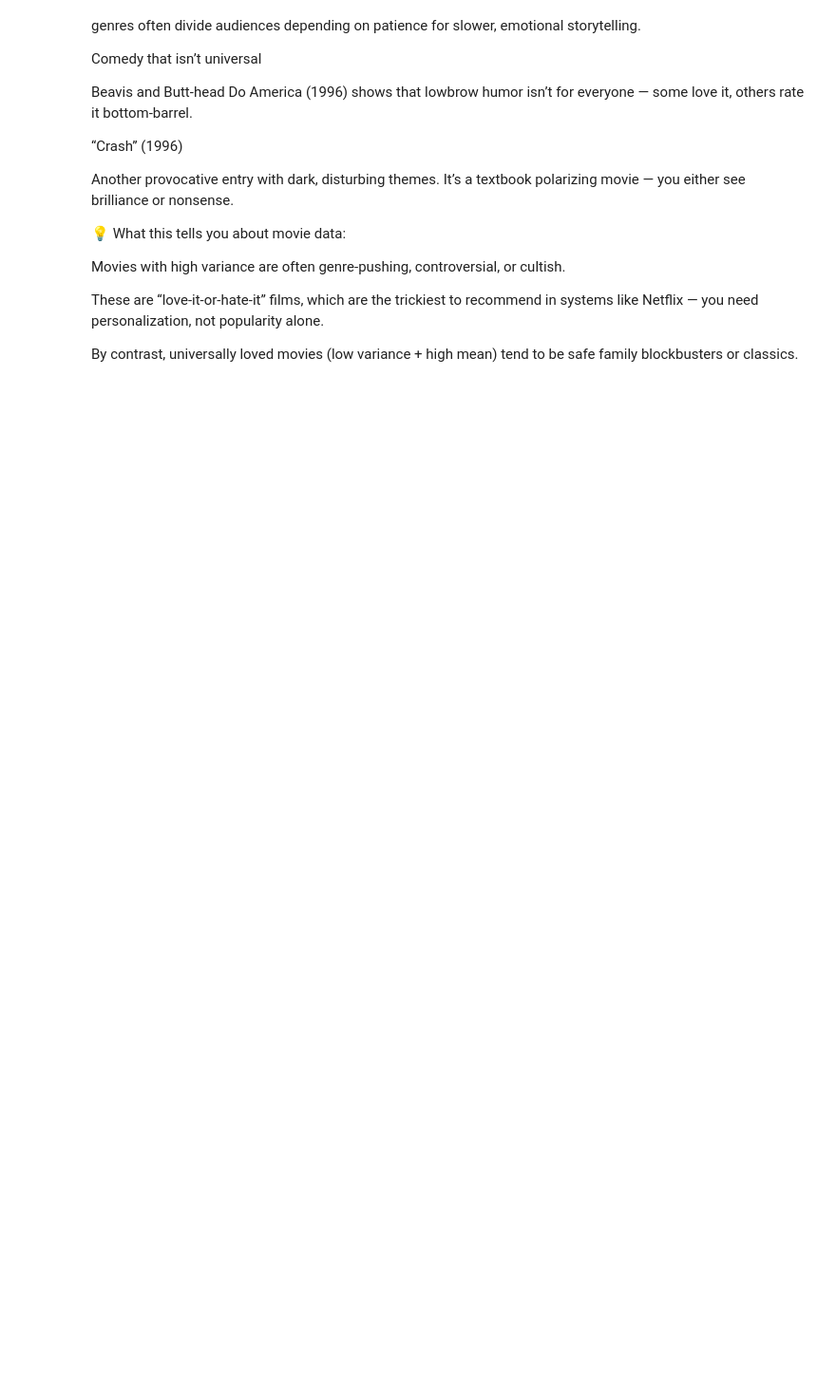
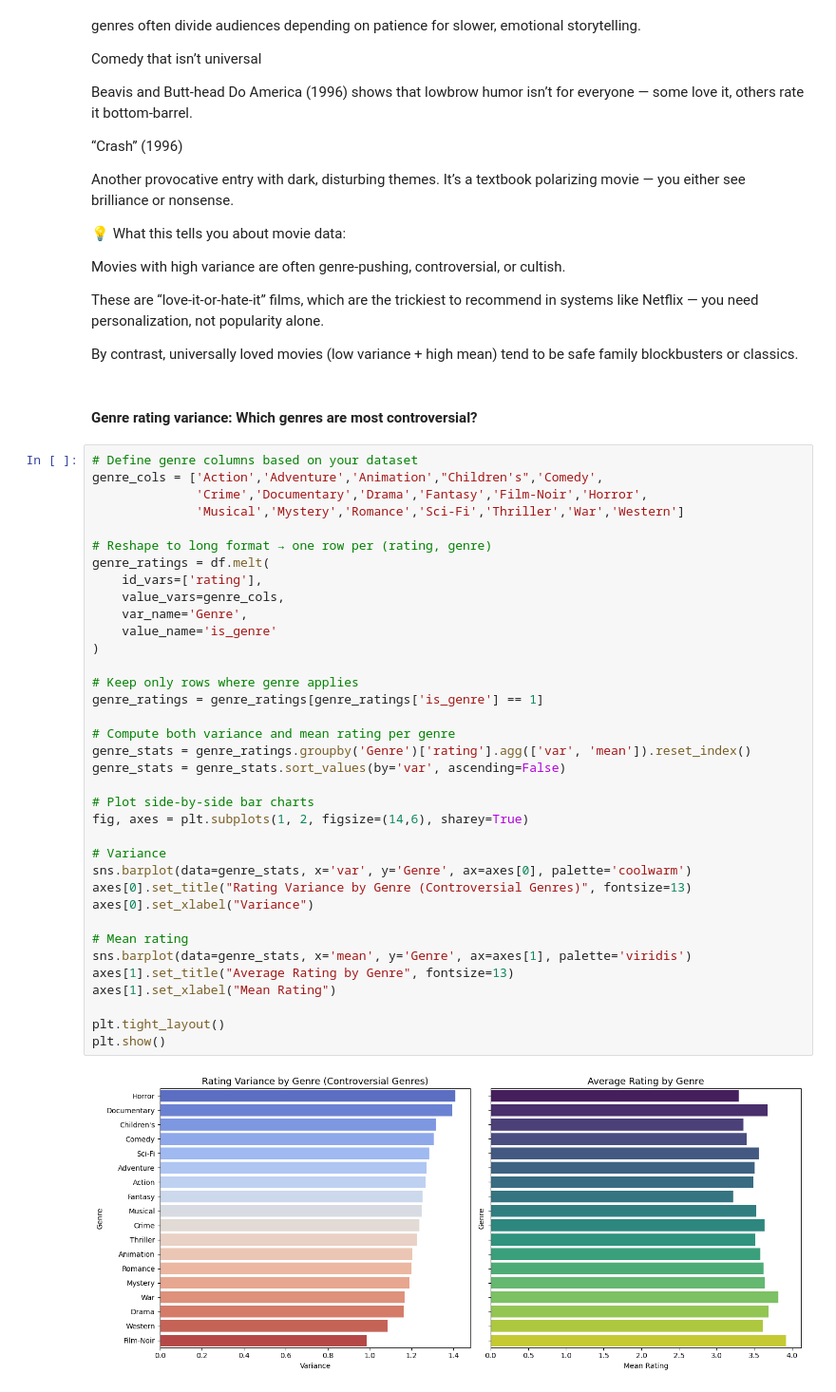
Before and after one commit to asimjamal/MovieLens-100K-Review-Analysis, a Jupyter notebook: MovieLens100k Analysis.ipynb, the cells around one changed output. Shown at 95% size. Cells and saved outputs as stored; diff of their text form; blank space fills up the shorter version.

```diff
--- a/MovieLens100k Analysis.ipynb
+++ b/MovieLens100k Analysis.ipynb
@@ -943,3 +943,43 @@ Movies with high variance are often genre-pushing, controversial, or cultish.
 These are “love-it-or-hate-it” films, which are the trickiest to recommend in systems like Netflix — you need personalization, not popularity alone.
 
 By contrast, universally loved movies (low variance + high mean) tend to be safe family blockbusters or classics.
+# %% [markdown]
+#### Genre rating variance: Which genres are most controversial?
+# %%
+# Define genre columns based on your dataset
+genre_cols = ['Action','Adventure','Animation',"Children's",'Comedy',
+              'Crime','Documentary','Drama','Fantasy','Film-Noir','Horror',
+              'Musical','Mystery','Romance','Sci-Fi','Thriller','War','Western']
+
+# Reshape to long format → one row per (rating, genre)
+genre_ratings = df.melt(
+    id_vars=['rating'],
+    value_vars=genre_cols,
+    var_name='Genre',
+    value_name='is_genre'
+)
+
+# Keep only rows where genre applies
+genre_ratings = genre_ratings[genre_ratings['is_genre'] == 1]
+
+# Compute both variance and mean rating per genre
+genre_stats = genre_ratings.groupby('Genre')['rating'].agg(['var', 'mean']).reset_index()
+genre_stats = genre_stats.sort_values(by='var', ascending=False)
+
+# Plot side-by-side bar charts
+fig, axes = plt.subplots(1, 2, figsize=(14,6), sharey=True)
+
+# Variance
+sns.barplot(data=genre_stats, x='var', y='Genre', ax=axes[0], palette='coolwarm')
+axes[0].set_title("Rating Variance by Genre (Controversial Genres)", fontsize=13)
+axes[0].set_xlabel("Variance")
+
+# Mean rating
+sns.barplot(data=genre_stats, x='mean', y='Genre', ax=axes[1], palette='viridis')
+axes[1].set_title("Average Rating by Genre", fontsize=13)
+axes[1].set_xlabel("Mean Rating")
+
+plt.tight_layout()
+plt.show()
+# %% [output]
+[figure, added]
```
